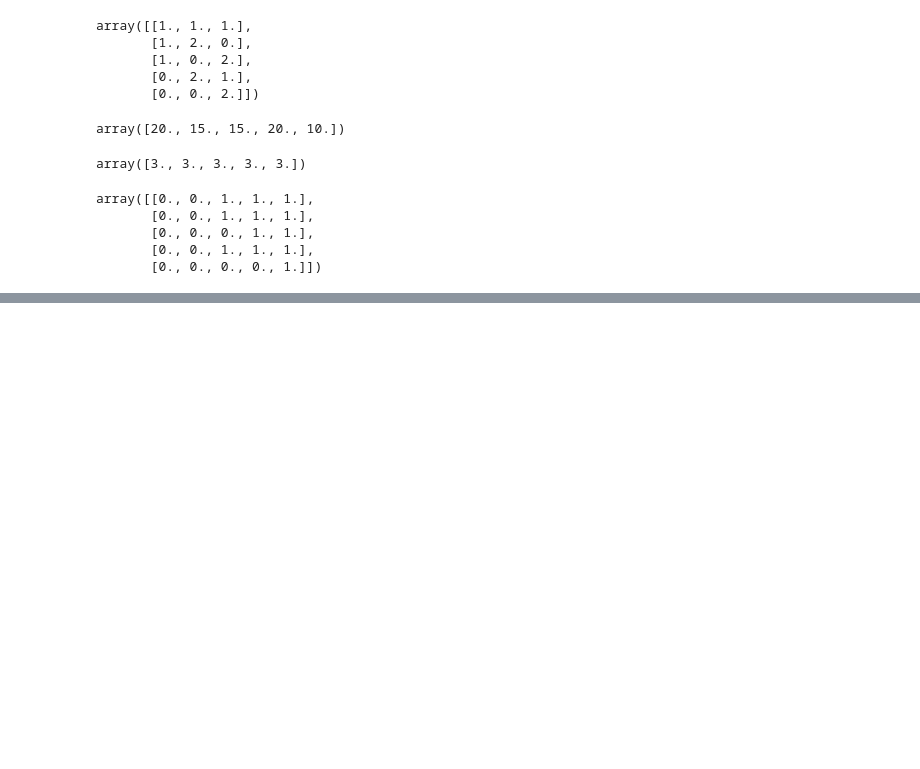
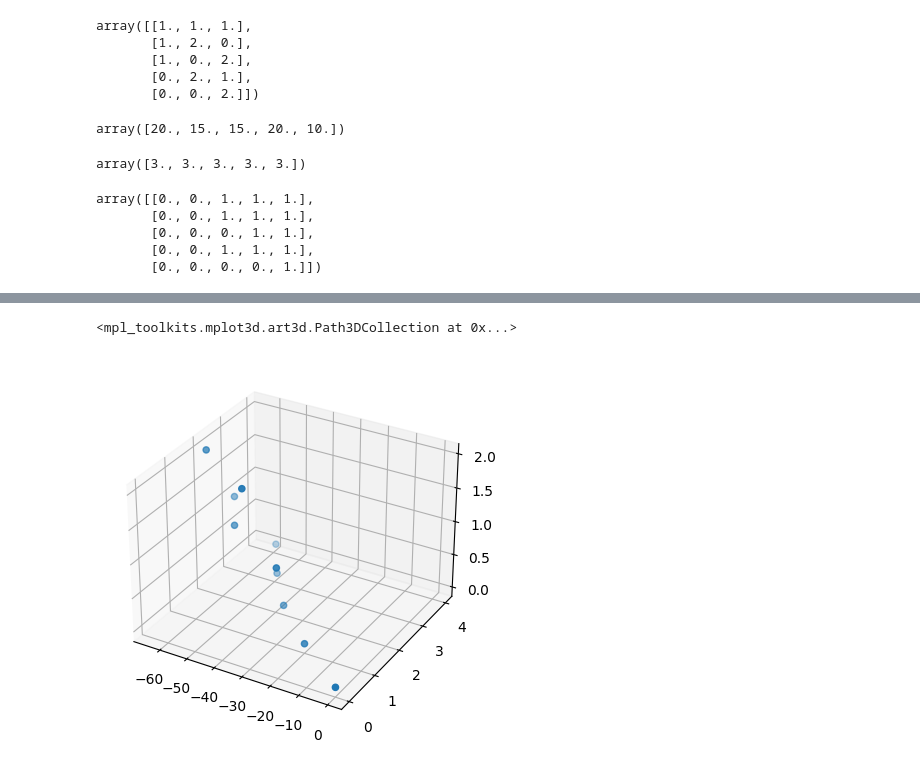
Before and after one commit to AlbanemchtCs/SDP_CompuOpti, a Jupyter notebook: modelisation.ipynb, the cells around one changed output, grey strips where cells are left out. Drawn from its saved outputs; the diff is of its cells as text; code cells hidden in the pictures; blank space fills up the shorter version.

Commit message:
improved epsilon constraint for pareto surface generation

```diff
--- a/modelisation.ipynb
+++ b/modelisation.ipynb
@@ -286,0 +304,3 @@ jour 3 :  jour 4 :  jour 5 :
+# %%
+optimal_sol = obj1_opti, obj2_opti, obj3_opti
+optimal_sol
@@ -286,0 +309,3 @@ jour 3 :  jour 4 :  jour 5 :
+# %%
+nadir_sol = (0,M,T)
+nadir_sol
@@ -286,0 +395,4 @@ jour 3 :  jour 4 :  jour 5 :
+# %%
+pareto_surface_non_filtered, epsilon_constraints = epsilon_constraint()
+pareto_surface_non_filtered = np.array(pareto_surface_non_filtered)
+epsilon_constraints = np.array(epsilon_constraints)
@@ -286,0 +417,12 @@ jour 3 :  jour 4 :  jour 5 :
+# %%
+def is_pareto_efficient(pareto_front):
+    is_efficient = np.ones(pareto_front.shape[0], dtype = bool)
+    for i, c in enumerate(pareto_front):
+        if is_efficient[i]:
+            is_efficient[is_efficient] = np.any(pareto_front[is_efficient]<c, axis=1)
+            is_efficient[i] = True
+    return is_efficient
+
+mask = is_pareto_efficient(pareto_surface_non_filtered)
+pareto_surface = pareto_surface_non_filtered[mask]
+epsilon_cstr = epsilon_constraints[mask]
@@ -286,0 +442,13 @@ jour 3 :  jour 4 :  jour 5 :
+# %%
+from mpl_toolkits import mplot3d
+import matplotlib.pyplot as plt
+fig = plt.figure()
+ax = plt.axes(projection='3d')
+
+x_data = [t[0] for t in pareto_surface]
+y_data = [t[1] for t in pareto_surface]
+z_data = [t[2] for t in pareto_surface]
+ax.scatter3D(x_data,y_data,z_data)
+# %% [output]
+<mpl_toolkits.mplot3d.art3d.Path3DCollection at 0x...>
+[figure, added]
```
Also changed, not shown: parts of 11 cells of this notebook.
